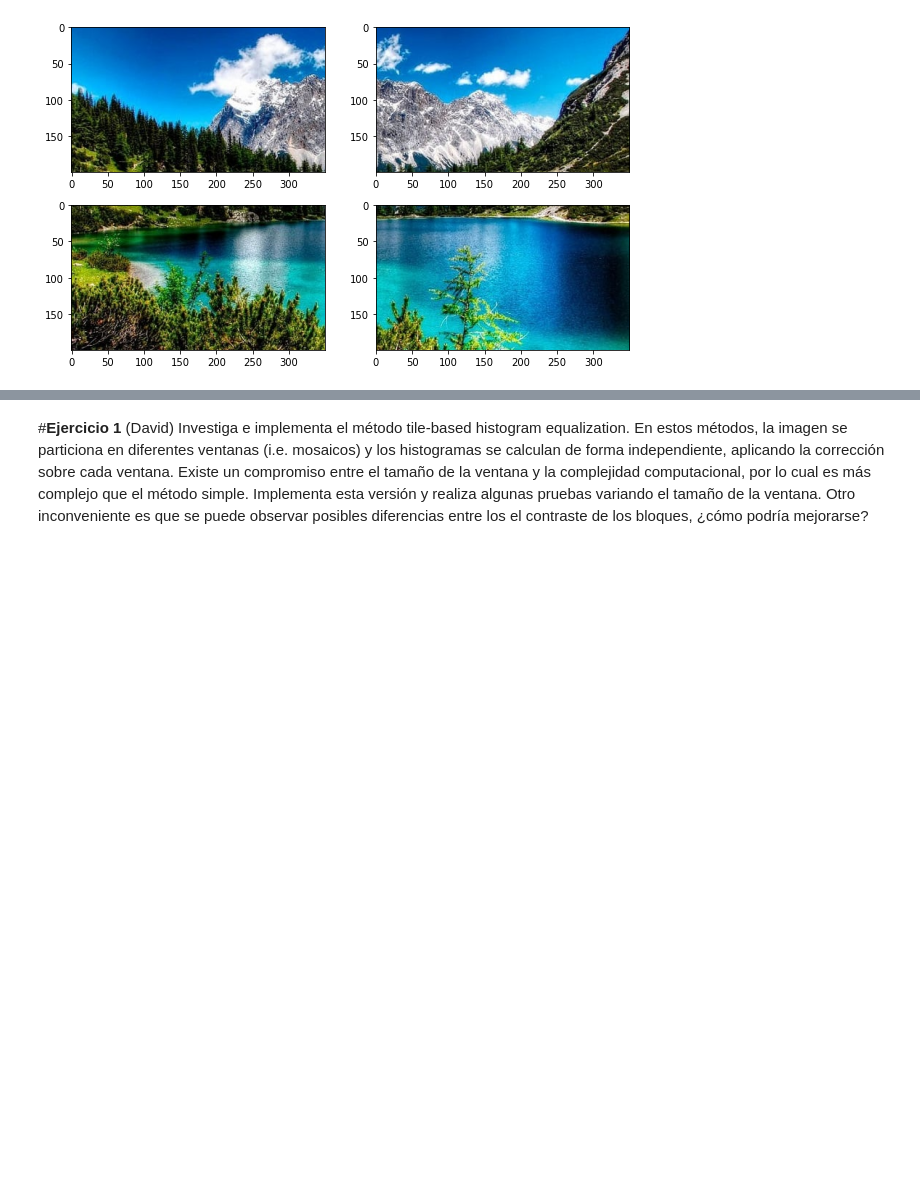
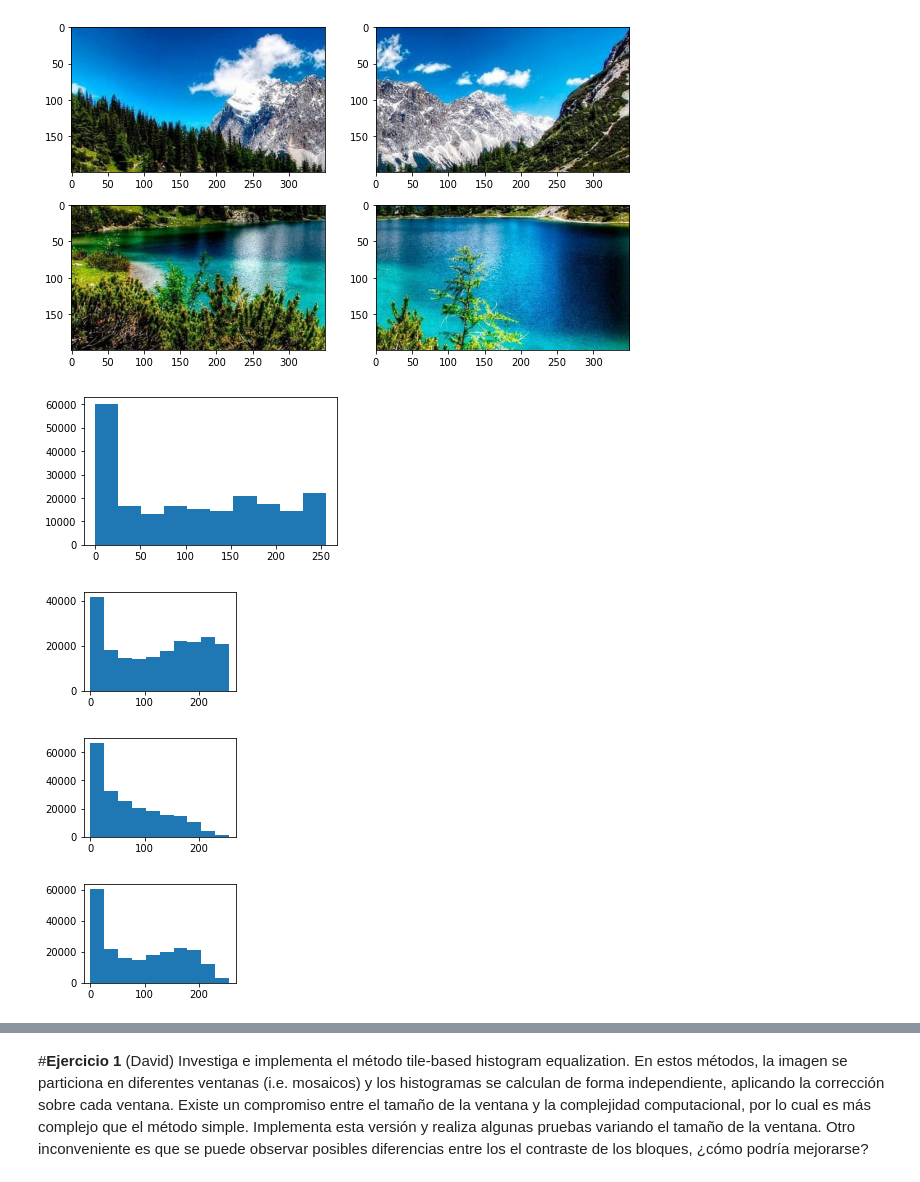
Before and after one commit to rzunick/MNA-Vision-Computacional-Equipo-18, a Jupyter notebook: 2_6_Algoritmos_de_Mejoramiento_de_Imagen_Equipo_18.ipynb, the cells around one changed output, grey strips where cells are left out. Saved outputs shown, nothing was run; the diff lists cells and outputs as text; code cells hidden in the pictures; blank space fills up the shorter version.

```diff
--- a/2_6_Algoritmos_de_Mejoramiento_de_Imagen_Equipo_18.ipynb
+++ b/2_6_Algoritmos_de_Mejoramiento_de_Imagen_Equipo_18.ipynb
@@ -222,3 +227,41 @@ plt.imshow(img)
 plt.show()
 # %% [output]
 [figure]
+# %%
+# Save the image
+np.save('/content/MNA-Vision-Computacional-Equipo-18/data/img1.npy', img1)
+np.save('/content/MNA-Vision-Computacional-Equipo-18/data/img2.npy', img2)
+np.save('/content/MNA-Vision-Computacional-Equipo-18/data/img3.npy', img3)
+np.save('/content/MNA-Vision-Computacional-Equipo-18/data/img4.npy', img4)
+#Load the image
+img1_np = np.load('/content/MNA-Vision-Computacional-Equipo-18/data/img1.npy')
+img2_np = np.load('/content/MNA-Vision-Computacional-Equipo-18/data/img2.npy')
+img3_np = np.load('/content/MNA-Vision-Computacional-Equipo-18/data/img3.npy')
+img4_np = np.load('/content/MNA-Vision-Computacional-Equipo-18/data/img4.npy')
+# %%
+#Plot original histograms per picture
+
+fig = plt.figure(figsize=(10, 6))
+
+plt.subplot(2,2,1)
+plt.hist(img1_np.ravel())
+plt.show()
+
+plt.subplot(2,2,2)
+plt.hist(img2_np.ravel())
+plt.show()
+
+plt.subplot(2,2,3)
+plt.hist(img3_np.ravel())
+plt.show()
+
+plt.subplot(2,2,4)
+plt.hist(img4_np.ravel())
+plt.show()
+
+plt.show()
+# %% [output]
+[figure, added]
+[figure, added]
+[figure, added]
+[figure, added]
```
Also changed, not shown: parts of 22 cells of this notebook.
